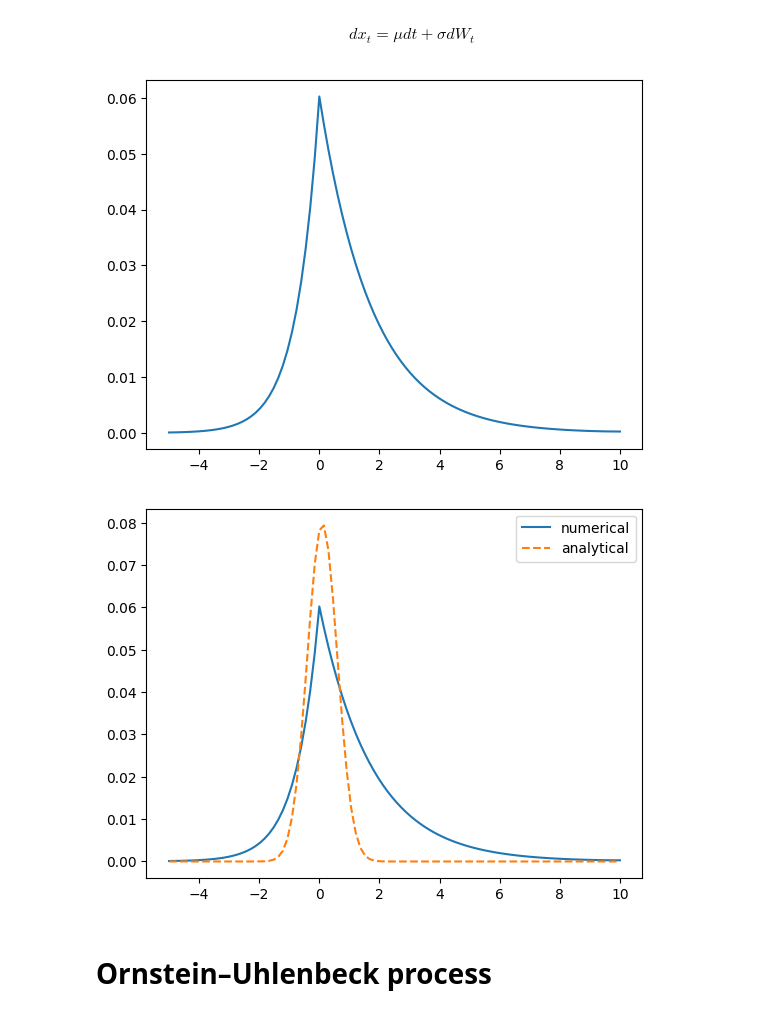
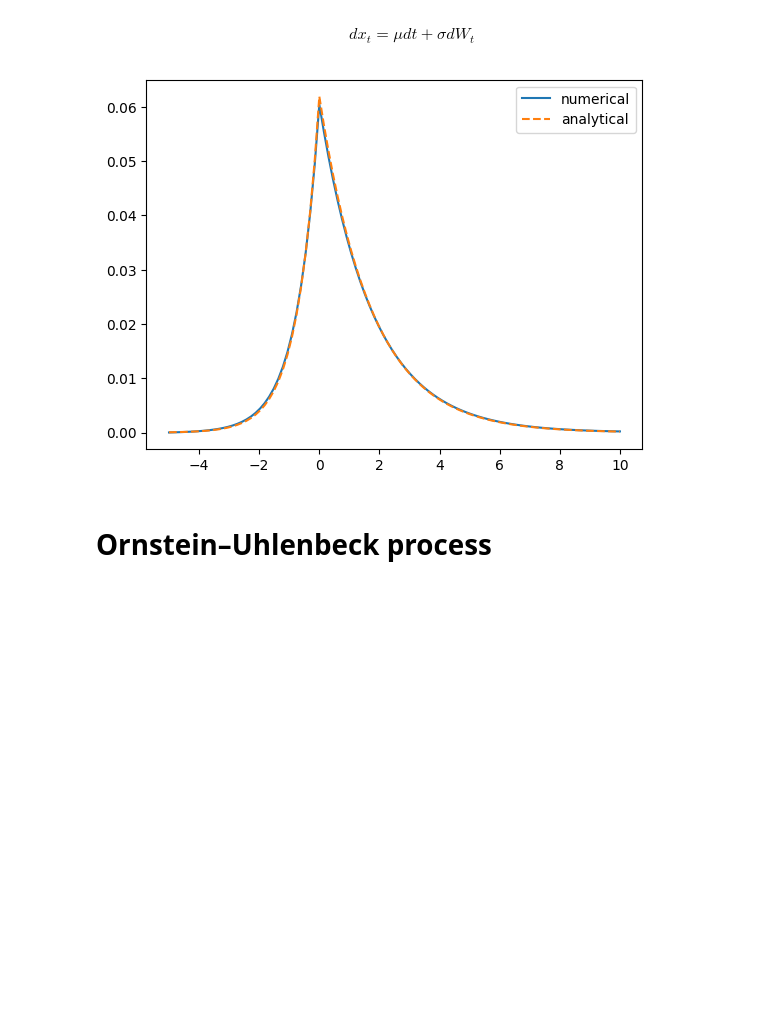
Before and after one commit to marcdelabarrera/pyutils, a Jupyter notebook: notebooks/kfe.ipynb, the cells around one changed output. Drawn from its saved outputs; the diff is of its cells as text; code cells hidden in the pictures; blank space fills up the shorter version.

```diff
--- a/notebooks/kfe.ipynb
+++ b/notebooks/kfe.ipynb
@@ -9,39 +11,28 @@ $$dx_t = \mu dt+\sigma dW_t$$
 # %%
 n = 100
 x = jnp.linspace(-5,10,n)
 
 mu = 0.1
 sigma = 0.5
 chi = 0.1
+x_entry = 0
 
-g_entry = jnp.zeros(n)
-i = jnp.searchsorted(x, 0)
-x_entry = 0
-g_entry = g_entry.at[i].set((x_entry -x[i-1])/(x[i]-x[i-1]))
-g_entry = g_entry.at[i-1].set((x[i]-x_entry)/(x[i]-x[i-1]))
+g_entry = compute_interpolation_weights_dense(x_entry, x)
+
 D_x = compute_backward_derivative(x, ghost_node=True) if mu >=0 else compute_forward_derivative(x, ghost_node=True)
 D_xx = compute_second_derivative(x)
-g = -jnp.linalg.solve((-D_x*mu - eye(n)*chi + 1/2*D_xx*sigma**2).todense(), chi*g_entry)
+M_kfe = (-D_x*mu - speye(n)*chi + 1/2*D_xx*sigma**2).todense()
+g = -jnp.linalg.solve(M_kfe, chi*g_entry)
+
+g_analytical = BrownianWithReset(mu, sigma, chi, x_entry).pdf(x)
+
 fig, ax = plt.subplots()
-ax.plot(x,g)
-plt.show()
-
-#analytical solution
-
-def analytical(x, mu, sigma, chi, x_entry):
-    coeff = chi/(jnp.sqrt(2*jnp.pi)*sigma)
-    exp_term = jnp.exp(-((x - x_entry - mu)**2)/(2*sigma**2))
-    return coeff*exp_term
-
-g_analytical = analytical(x, mu, sigma, chi, x_entry)
-fig, ax = plt.subplots()
-ax.plot(x,g, label='numerical')
-ax.plot(x,g_analytical, label='analytical', linestyle='dashed')
+ax.plot(x,g/jnp.sum(g), label='numerical')
+ax.plot(x,g_analytical/jnp.sum(g_analytical), label='analytical', linestyle='dashed')
 ax.legend()
 plt.show()
 # %% [output]
-[figure, old version]
+[figure, new version]
-[figure, removed]
 # %% [markdown]
 # Ornstein–Uhlenbeck process
 # %% [markdown]
```
Also changed, not shown: parts of 11 cells of this notebook, 7 other files.
